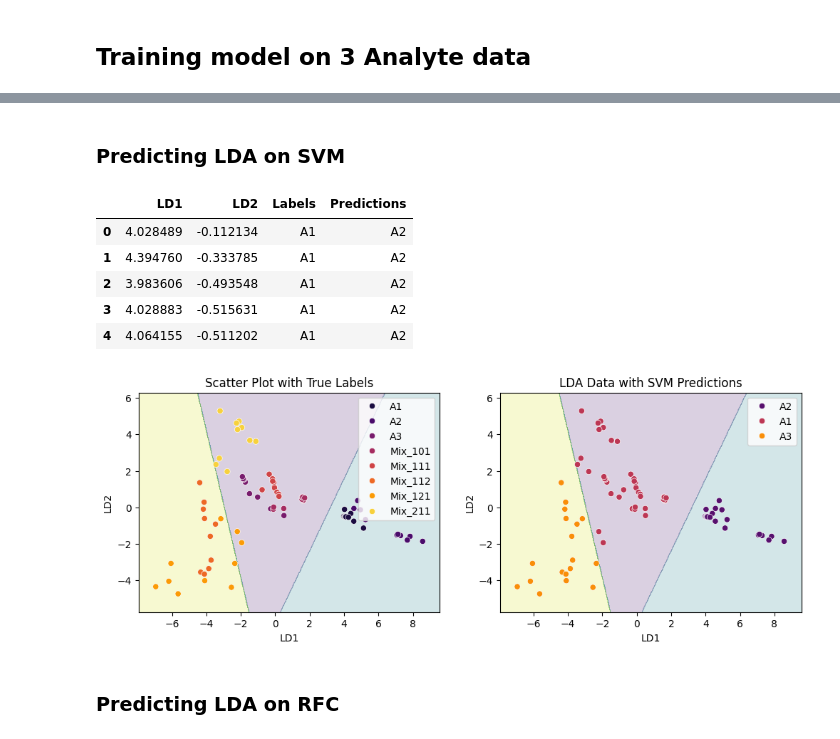
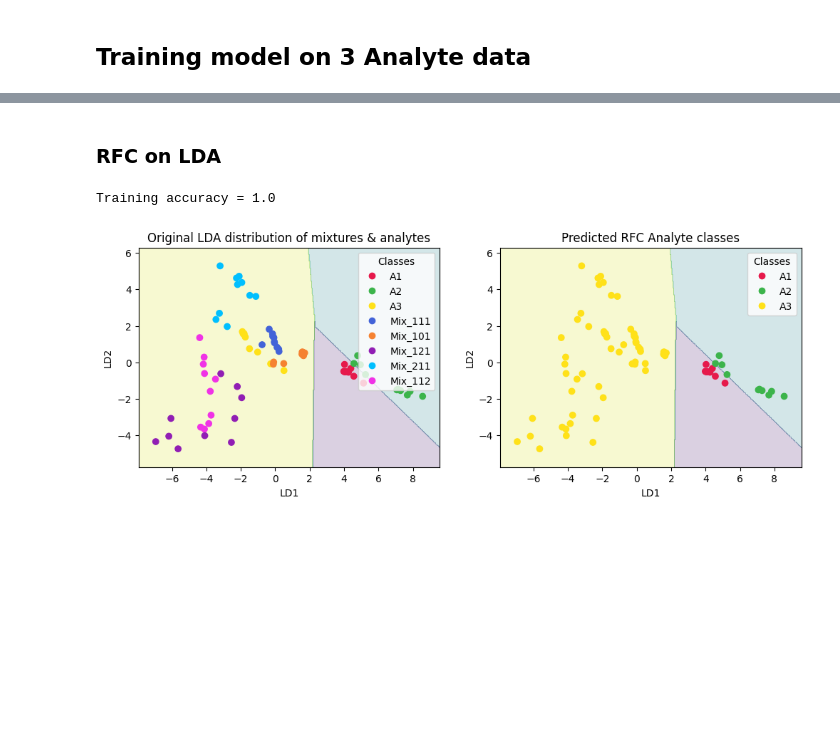
Before and after one commit to SohamD34/BTP, a Jupyter notebook: scripts/Mixture + Analytes/Mixtures on Analytes/mix_on_analyte.ipynb, the cells around one changed output, grey strips where cells are left out. Drawn from its saved outputs; the diff is of its cells as text; code cells hidden in the pictures; blank space fills up the shorter version.

Commit message:
Mixture prediction using Analyte models

```diff
--- a/scripts/Mixture + Analytes/Mixtures on Analytes/mix_on_analyte.ipynb
+++ b/scripts/Mixture + Analytes/Mixtures on Analytes/mix_on_analyte.ipynb
@@ -150,0 +36,7 @@ mixture_pca_data.head()
+# %%
+''' CONSIDER DATA OF ONLY 3 ANALYTES '''
+
+analyte_pca_data = mixture_pca_data[mixture_pca_data['Labels'].isin(['A1','A2','A3'])]
+analyte_lda_data = mixture_lda_data[mixture_lda_data['Labels'].isin(['A1','A2','A3'])]
+
+print(len(analyte_pca_data), len(analyte_lda_data))
@@ -211,39 +211,50 @@ plt.show()
-# %% [markdown]
-### Predicting LDA on SVM
-# %%
-svm_predictions = lda_svm.predict(mixture_lda_data[['LD1', 'LD2']])
-mixture_lda_data['Predictions'] = svm_predictions
-mixture_lda_data['Predictions'] = mixture_lda_data['Predictions'].map(label_mapping)
-mixture_lda_data.head()
-# %% [output]
-|  | LD1 | LD2 | Labels | Predictions |
-| 0 | 4.028489 | -0.112134 | A1 | A2 |
-| 1 | 4.394760 | -0.333785 | A1 | A2 |
-| 2 | 3.983606 | -0.493548 | A1 | A2 |
-| 3 | 4.028883 | -0.515631 | A1 | A2 |
-| 4 | 4.064155 | -0.511202 | A1 | A2 |
+# %% [markdown]
+### RFC on LDA
 # %%
-fig, axs = plt.subplots(1, 2, figsize=(12, 4))
+rfc_lda = SVC(kernel='linear')
+rfc_lda.fit(X_lda_train, Y_lda_train)
+
+print('Training accuracy =', rfc_lda.score(X_lda_train, Y_lda_train))
+
+# Predicting on total data
+
+predictions = rfc_lda.predict(X_lda_test)
+true_labels = Y_lda_test
+
+fig, axs = plt.subplots(1, 2, figsize=(12,4))
 
 x_min, x_max = mixture_lda_data['LD1'].min() - 1, mixture_lda_data['LD1'].max() + 1
 y_min, y_max = mixture_lda_data['LD2'].min() - 1, mixture_lda_data['LD2'].max() + 1
 xx, yy = np.meshgrid(np.linspace(x_min, x_max, 500), np.linspace(y_min, y_max, 500))
 
-Z = lda_svm.predict(np.c_[xx.ravel().astype(float), yy.ravel().astype(float)])
+Z = rfc_lda.predict(np.c_[xx.ravel().astype(float), yy.ravel().astype(float)])
 Z = Z.reshape(xx.shape)
 
+colors = ['#e6194b', '#3cb44b', '#ffe119', '#4363d8', '#f58231', '#911eb4', 'deepskyblue', '#f032e6']
+cmap = plt.cm.colors.ListedColormap(colors)
+
 axs[0].contourf(xx, yy, Z, alpha=0.2, cmap='viridis')
-sns.scatterplot(data=mixture_lda_data, x='LD1', y='LD2', hue='Labels', ax=axs[0], palette='inferno')
-axs[0].set_title('Scatter Plot with True Labels')
-axs[0].legend(loc='best')
+scatter0 = axs[0].scatter(X_lda_test['LD1'], X_lda_test['LD2'], c=true_labels, cmap=cmap)
+handles, labels = scatter0.legend_elements()
+labels = [reverse_test_mapping[int(re.search(r'\d+', label).group())] for label in labels]
+axs[0].legend(handles, labels, title="Classes")
+axs[0].set_title('Original LDA distribution of mixtures & analytes')
+axs[0].set_xlabel('LD1')
+axs[0].set_ylabel('LD2')
+
+colors = ['#e6194b', '#3cb44b', '#ffe119']
+cmap = plt.cm.colors.ListedColormap(colors)
 
 axs[1].contourf(xx, yy, Z, alpha=0.2, cmap='viridis')
-sns.scatterplot(data=mixture_lda_data, x='LD1', y='LD2', hue='Predictions', ax=axs[1], palette='inferno')
-axs[1].set_title('LDA Data with SVM Predictions')
-axs[1].legend(loc='best')
+scatter1 = axs[1].scatter(X_lda_test['LD1'], X_lda_test['LD2'], c=predictions, cmap=cmap)
+handles, labels = scatter1.legend_elements()
+labels = [reverse_train_mapping[int(re.search(r'\d+', label).group())] for label in labels]
+axs[1].legend(handles, labels, title="Classes")
+axs[1].set_title('Predicted RFC Analyte classes')
+axs[1].set_xlabel('LD1')
+axs[1].set_ylabel('LD2')
 
 plt.show()
 # %% [output]
+Training accuracy = 1.0
-[figure, old version]
+[figure, new version]
-# %% [markdown]
-### Predicting LDA on RFC
```
Also changed, not shown: parts of 27 cells of this notebook.
